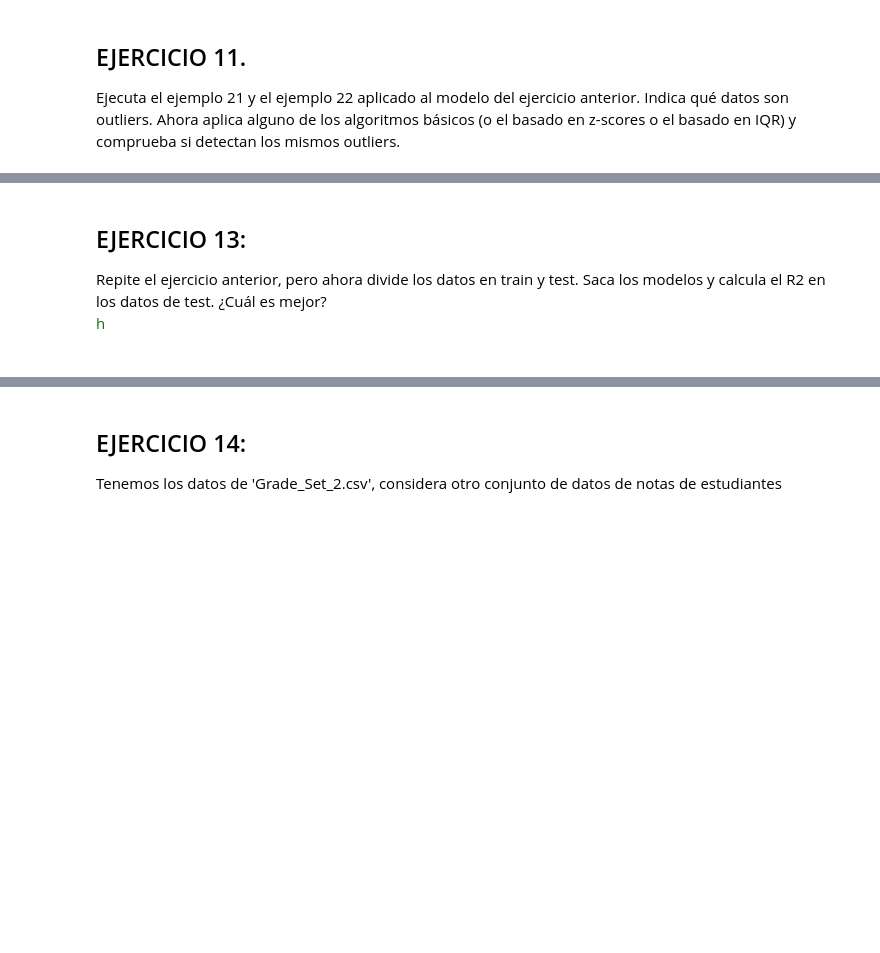
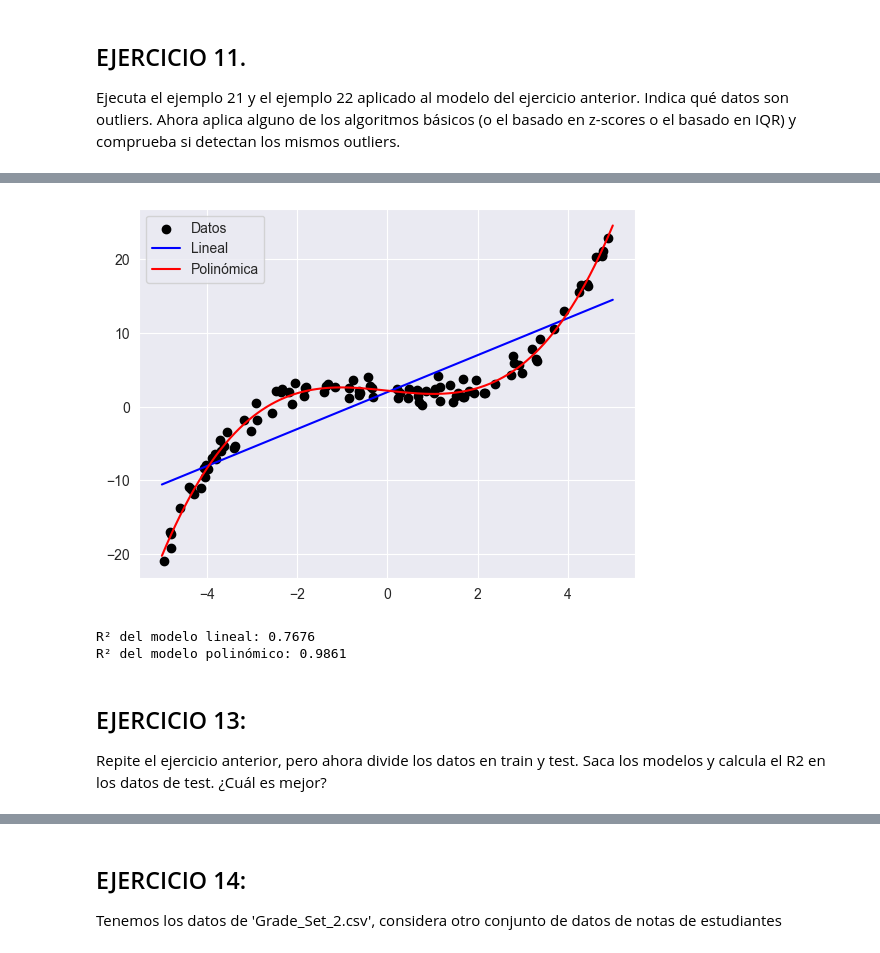
Before and after one commit to SamuehFDEZ/MachineLearning, a Jupyter notebook: saa/U2/ejercicios.ipynb, the cells around one changed output, grey strips where cells are left out. Drawn from its saved outputs; the diff is of its cells as text; code cells hidden in the pictures; blank space fills up the shorter version.

```diff
--- a/saa/U2/ejercicios.ipynb
+++ b/saa/U2/ejercicios.ipynb
@@ -311,5 +339,47 @@ muestra el R2 del modelo lineal y del modelo polinómico con los datos de entren
+# %%
+import numpy as np
+import matplotlib.pyplot as plt
+from sklearn.linear_model import LinearRegression
+
+# Número de datos
+n = 100
+np.random.seed(0)  # Hacerlo repetible
+
+# Generación de datos de entrada (x) y salida (y)
+x = np.sort(10 * np.random.rand(n, 1) - 5, axis=0)
+y = 0.2 * x**3 - 0.5 * x + 2 + np.random.randn(n, 1)  # Relación no lineal con ruido
+
+# Crear modelo lineal
+rl = LinearRegression().fit(x, y)
+
+# Crear modelo polinómico (añadiendo x**3 como característica)
+x_poli = np.hstack([x, x**3])
+rp = LinearRegression().fit(x_poli, y)
+
+# Crear datos de prueba para dibujar las predicciones
+rejilla_lineal = np.linspace(-5, 5, 100).reshape(-1, 1)
+rejilla_polino = np.hstack([rejilla_lineal, rejilla_lineal**3])
+
+# Graficar los datos y las predicciones de ambos modelos
+plt.scatter(x, y, color="black", label="Datos")
+plt.plot(rejilla_lineal, rl.predict(rejilla_lineal), color="blue", label="Lineal")
+plt.plot(rejilla_lineal, rp.predict(rejilla_polino), color="red", label="Polinómica")
+plt.legend()
+plt.show()
+
+# Calcular R² para el modelo lineal con los datos de entrenamiento
+r2_lineal = rl.score(x, y)
+# Calcular R² para el modelo polinómico con los datos de entrenamiento
+r2_polinomico = rp.score(x_poli, y)
+
+# Mostrar los resultados
+print(f"R² del modelo lineal: {r2_lineal:.4f}")
+print(f"R² del modelo polinómico: {r2_polinomico:.4f}")
+# %% [output]
+[figure, added]
+R² del modelo lineal: 0.7676
+R² del modelo polinómico: 0.9861
 # %% [markdown]
 ## EJERCICIO 13:
 Repite el ejercicio anterior, pero ahora divide los datos en train y test. Saca los modelos y
 calcula el R2 en los datos de test. ¿Cuál es mejor?<br>
-<span style="color:green;">h</span><br><br>
```
Also changed, not shown: parts of 15 cells of this notebook.
